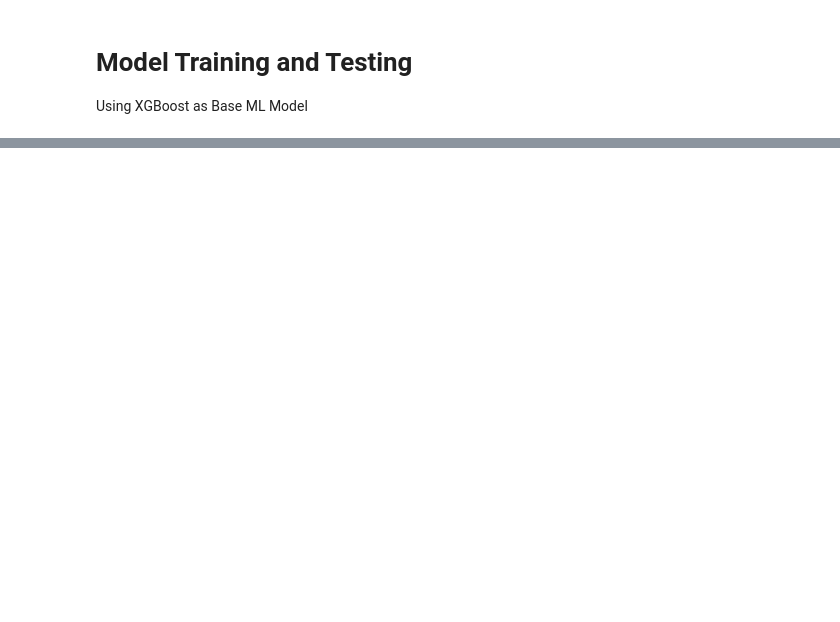
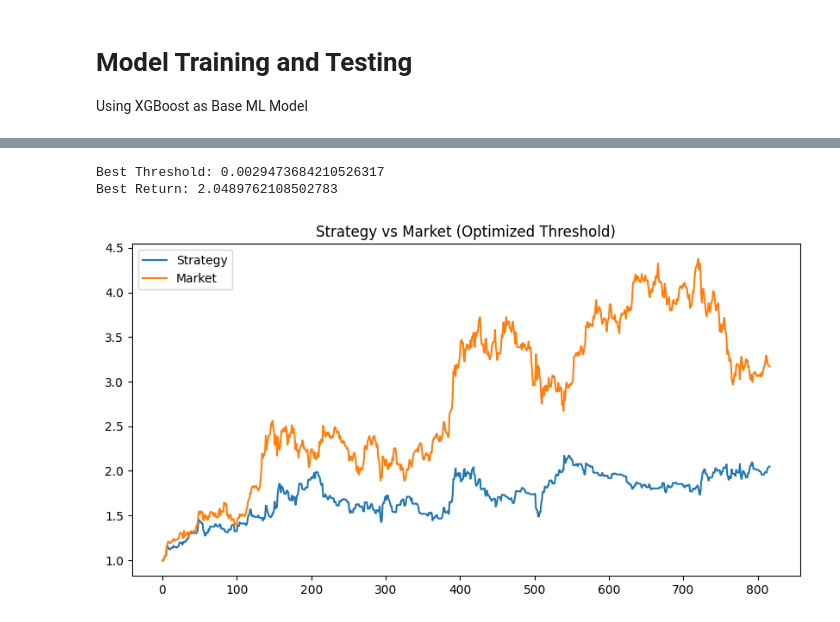
Before and after one commit to ViKing-Coder-jpg/CryptoMoon, a Jupyter notebook: BackEnd/CryptoMoon.ipynb, the cells around one changed output, grey strips where cells are left out. Drawn from its saved outputs; the diff is of its cells as text; code cells hidden in the pictures; blank space fills up the shorter version.

```diff
--- a/BackEnd/CryptoMoon.ipynb
+++ b/BackEnd/CryptoMoon.ipynb
@@ -102,0 +152,61 @@ R2 Score: -2.1014473056468517
+# %%
+thresholds = np.linspace(0.002, 0.02, 20)
+
+best_return = -np.inf
+best_threshold = None
+
+for t in thresholds:
+    signals = np.where(y_pred > t, 1,
+              np.where(y_pred < -t, -1, 0))
+
+    position = signals
+    strategy_returns = position * y_test.values
+
+    # transaction cost
+    cost = 0.001
+    trades = np.abs(np.diff(position, prepend=0))
+    strategy_returns = strategy_returns - cost * trades
+
+    cumulative = (1 + strategy_returns).cumprod()
+    final_return = cumulative[-1]
+
+    if final_return > best_return:
+        best_return = final_return
+        best_threshold = t
+
+print("Best Threshold:", best_threshold)
+print("Best Return:", best_return)
+
+# -------------------------------
+# 5. FINAL STRATEGY WITH BEST THRESHOLD
+# -------------------------------
+
+signals = np.where(y_pred > best_threshold, 1,
+          np.where(y_pred < -best_threshold, -1, 0))
+
+position = signals
+strategy_returns = position * y_test.values
+
+# transaction cost
+cost = 0.001
+trades = np.abs(np.diff(position, prepend=0))
+strategy_returns = strategy_returns - cost * trades
+
+# cumulative
+cumulative_strategy = (1 + strategy_returns).cumprod()
+cumulative_market = (1 + y_test.values).cumprod()
+
+# -------------------------------
+# 6. PLOT
+# -------------------------------
+
+plt.figure(figsize=(10,5))
+plt.plot(cumulative_strategy, label="Strategy")
+plt.plot(cumulative_market, label="Market")
+plt.legend()
+plt.title("Strategy vs Market (Optimized Threshold)")
+plt.show()
+# %% [output]
+Best Threshold: 0.0029473684210526317
+Best Return: 2.0489762108502783
+[figure, added]
```
Also changed, not shown: parts of 12 cells of this notebook.
